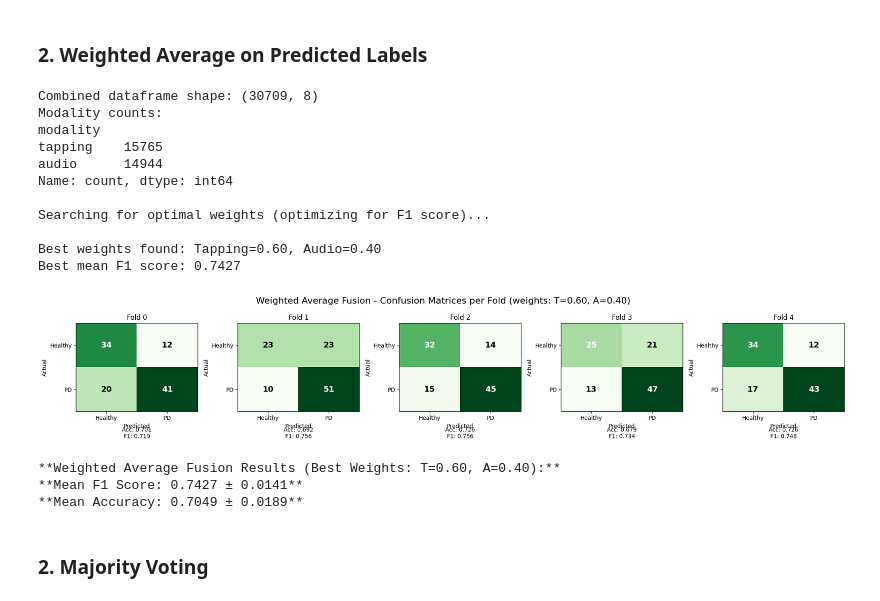
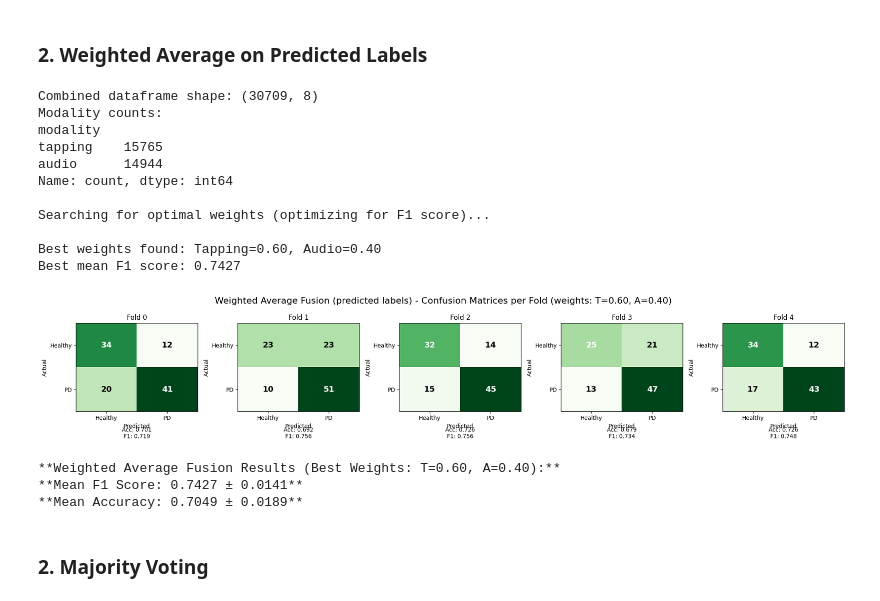
Before and after one commit to maelysclerget/multimodal-parkinson-detection-ml, a Jupyter notebook: src_GAMMA/FusionPipelines/LateFeatureFusionPipeline.ipynb, the cells around one changed output. Cells and saved outputs as stored; diff of their text form; code cells hidden in the pictures.

```diff
--- a/src_GAMMA/FusionPipelines/LateFeatureFusionPipeline.ipynb
+++ b/src_GAMMA/FusionPipelines/LateFeatureFusionPipeline.ipynb
@@ -887,7 +887,7 @@ print(f"Best mean F1 score: {best_mean_f1:.4f}\n")
 
 # Plot confusion matrices per fold for best weights
 fig, axes = plt.subplots(1, 5, figsize=(20, 4))
-fig.suptitle(f'Weighted Average Fusion - Confusion Matrices per Fold (weights: T={best_tapping_weight:.2f}, A={best_audio_weight:.2f})', fontsize=16)
+fig.suptitle(f'Weighted Average Fusion (predicted labels) - Confusion Matrices per Fold (weights: T={best_tapping_weight:.2f}, A={best_audio_weight:.2f})', fontsize=16)
 
 for fold in range(5):
     fold_data = best_weighted_avg_df[best_weighted_avg_df['fold'] == fold]
@@ -908,34 +908,34 @@ for fold in range(5):
         for i in range(2):
             for j in range(2):
                 text = axes[fold].text(j, i, cm[i, j],
                                       ha="center", va="center", color="white" if cm[i, j] > cm.max()/2 else "black",
                                       fontsize=14, weight='bold')
 
         # Compute metrics for display
         acc = accuracy_score(fold_data['actual_label'], fold_data['predicted_label'])
         f1 = f1_score(fold_data['actual_label'], fold_data['predicted_label'])
         axes[fold].text(0.5, -0.3, f'Acc: {acc:.3f}\nF1: {f1:.3f}',
                        ha='center', transform=axes[fold].transAxes, fontsize=10)
 
 plt.tight_layout()
 plt.show()
 
 print(f"\n**Weighted Average Fusion Results (Best Weights: T={best_tapping_weight:.2f}, A={best_audio_weight:.2f}):**")
 print(f"**Mean F1 Score: {best_mean_f1:.4f} ± {best_std_f1:.4f}**")
 print(f"**Mean Accuracy: {best_mean_acc:.4f} ± {best_std_acc:.4f}**")
 # %% [output]
 Combined dataframe shape: (30709, 8)
 Modality counts:
 modality
 tapping    15765
 audio      14944
 Name: count, dtype: int64
 
 Searching for optimal weights (optimizing for F1 score)...
 
 Best weights found: Tapping=0.60, Audio=0.40
 Best mean F1 score: 0.7427
-[figure, old version]
+[figure, new version]
 **Weighted Average Fusion Results (Best Weights: T=0.60, A=0.40):**
 **Mean F1 Score: 0.7427 ± 0.0141**
 **Mean Accuracy: 0.7049 ± 0.0189**
```
Also changed, not shown: parts of 2 cells of this notebook, 1 other file.
